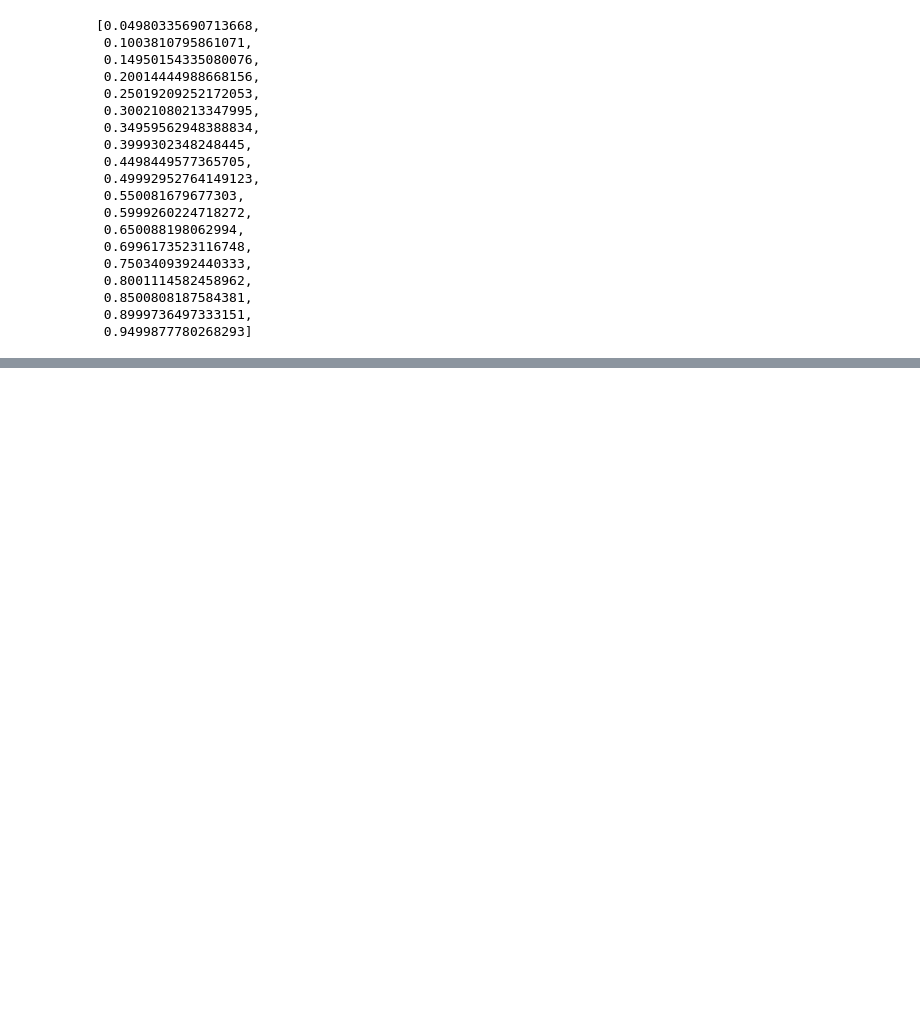
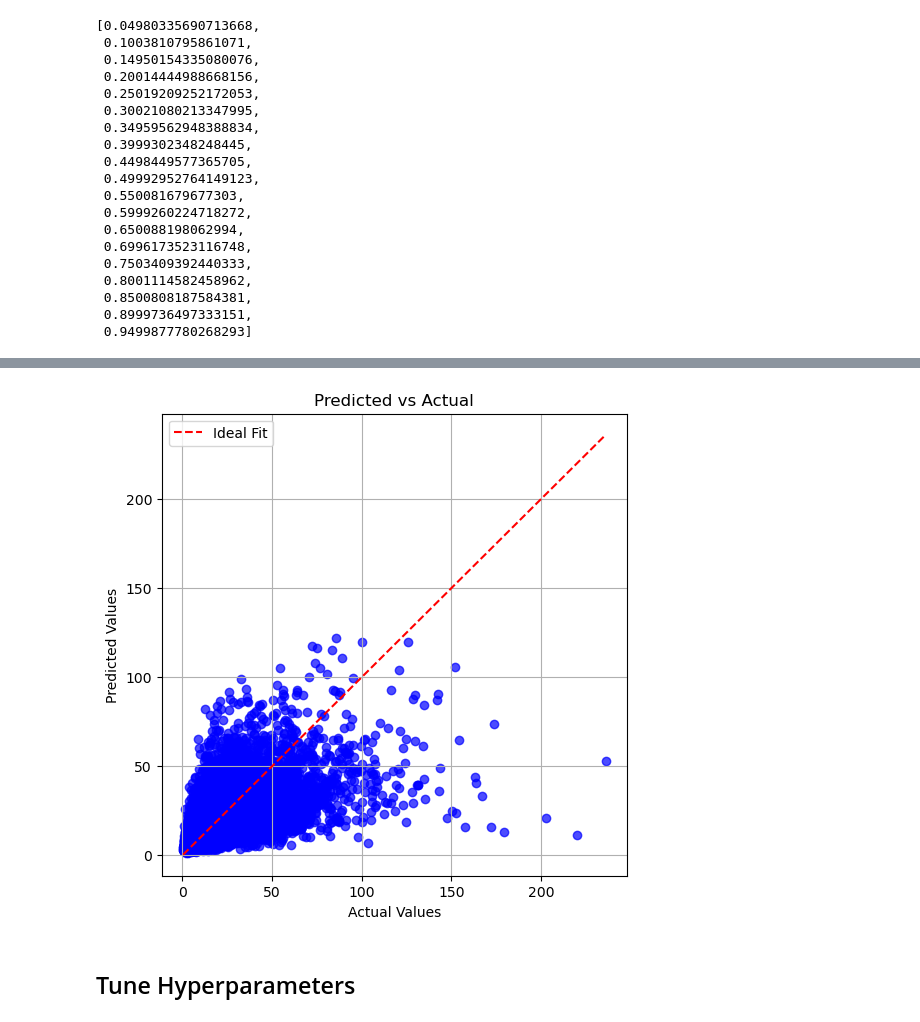
Before and after one commit to mj-datalab/poverty-prediction-challenge, a Jupyter notebook: notebooks/benchmark_analysis.ipynb, the cells around one changed output, grey strips where cells are left out. Cells and saved outputs as stored; diff of their text form; code cells hidden in the pictures; blank space fills up the shorter version.

```diff
--- a/notebooks/benchmark_analysis.ipynb
+++ b/notebooks/benchmark_analysis.ipynb
@@ -119,0 +225,20 @@ percentages
+# %%
+from sklearn.compose import ColumnTransformer
+from sklearn.model_selection import cross_val_predict, train_test_split, GroupKFold
+from sklearn.pipeline import Pipeline
+from sklearn.impute import SimpleImputer
+from sklearn.preprocessing import OneHotEncoder, StandardScaler
+from sklearn.linear_model import Ridge
+from sklearn.metrics import mean_squared_error, mean_absolute_error
+from sklearn.ensemble import RandomForestRegressor
+
+
+# Select a few variables
+X_train = train_data[["utl_exp_ppp17","male", "hsize","age","owner","water","toilet","sewer","elect","employed","educ_max","consumed800"]].copy()
+X_train["num_child"] = train_data["num_children5"] + train_data["num_children10"] + train_data["num_children18"]
+X_train.head()
+
+X_test = test_data[["utl_exp_ppp17","male", "hsize","age","owner","water","toilet","sewer","elect","employed","educ_max","consumed800"]].copy()
+X_test["num_child"] = test_data["num_children5"] + test_data["num_children10"] + test_data["num_children18"]
+# %%
+y_train = hh_data["cons_ppp17"]
@@ -119,0 +294,17 @@ percentages
+# %%
+import matplotlib.pyplot as plt
+
+# Plot Predicted vs Actual
+plt.figure(figsize=(6,6))
+plt.scatter(y_true, y_pred, alpha=0.7, color='blue')
+plt.plot([min(y_true), max(y_true)], [min(y_true), max(y_true)], color='red', linestyle='--', label='Ideal Fit')
+plt.xlabel('Actual Values')
+plt.ylabel('Predicted Values')
+plt.title('Predicted vs Actual')
+plt.legend()
+plt.grid(True)
+plt.show()
+# %% [output]
+[figure, added]
+# %% [markdown]
+## Tune Hyperparameters
```
Also changed, not shown: parts of 24 cells of this notebook.
